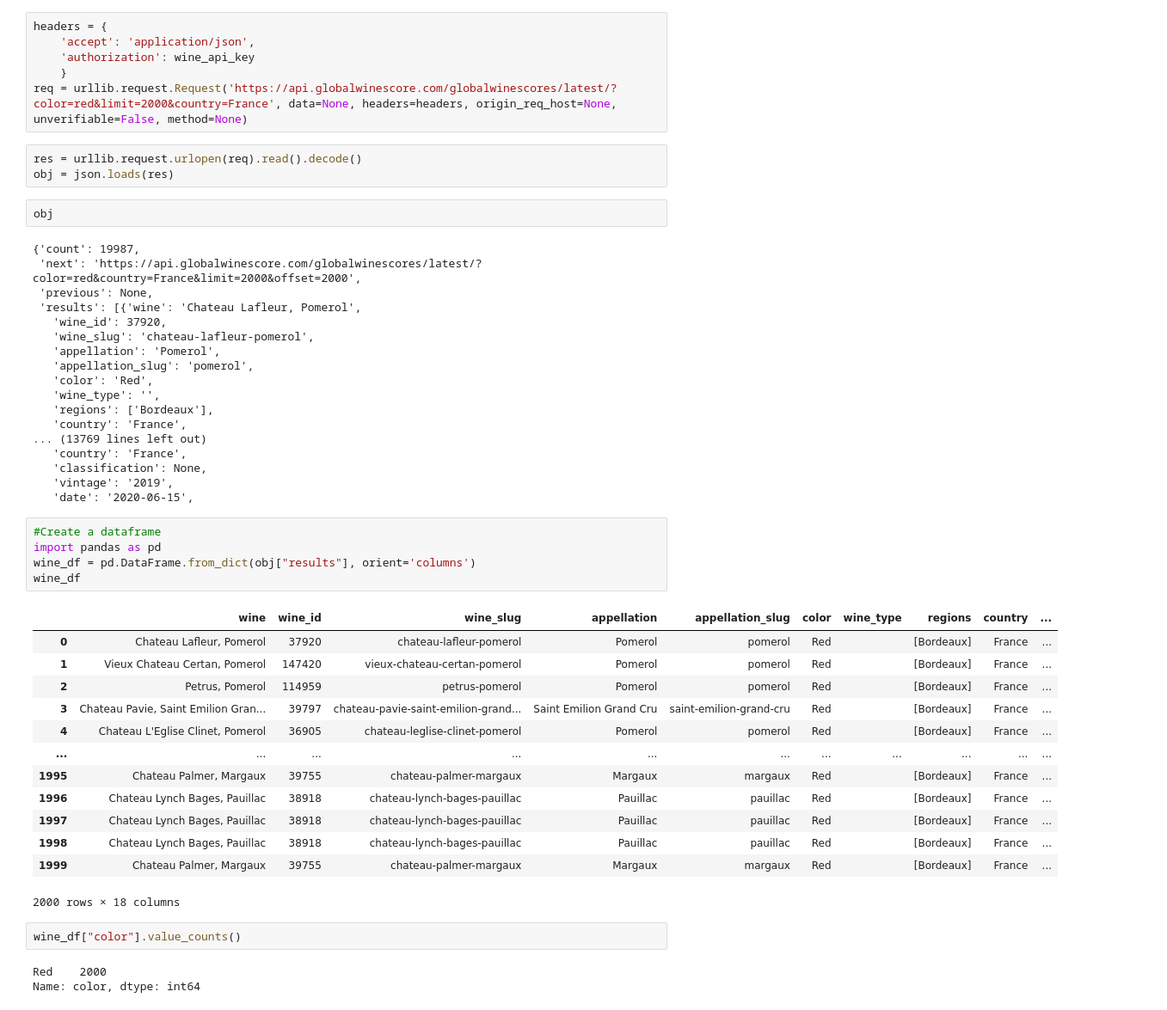
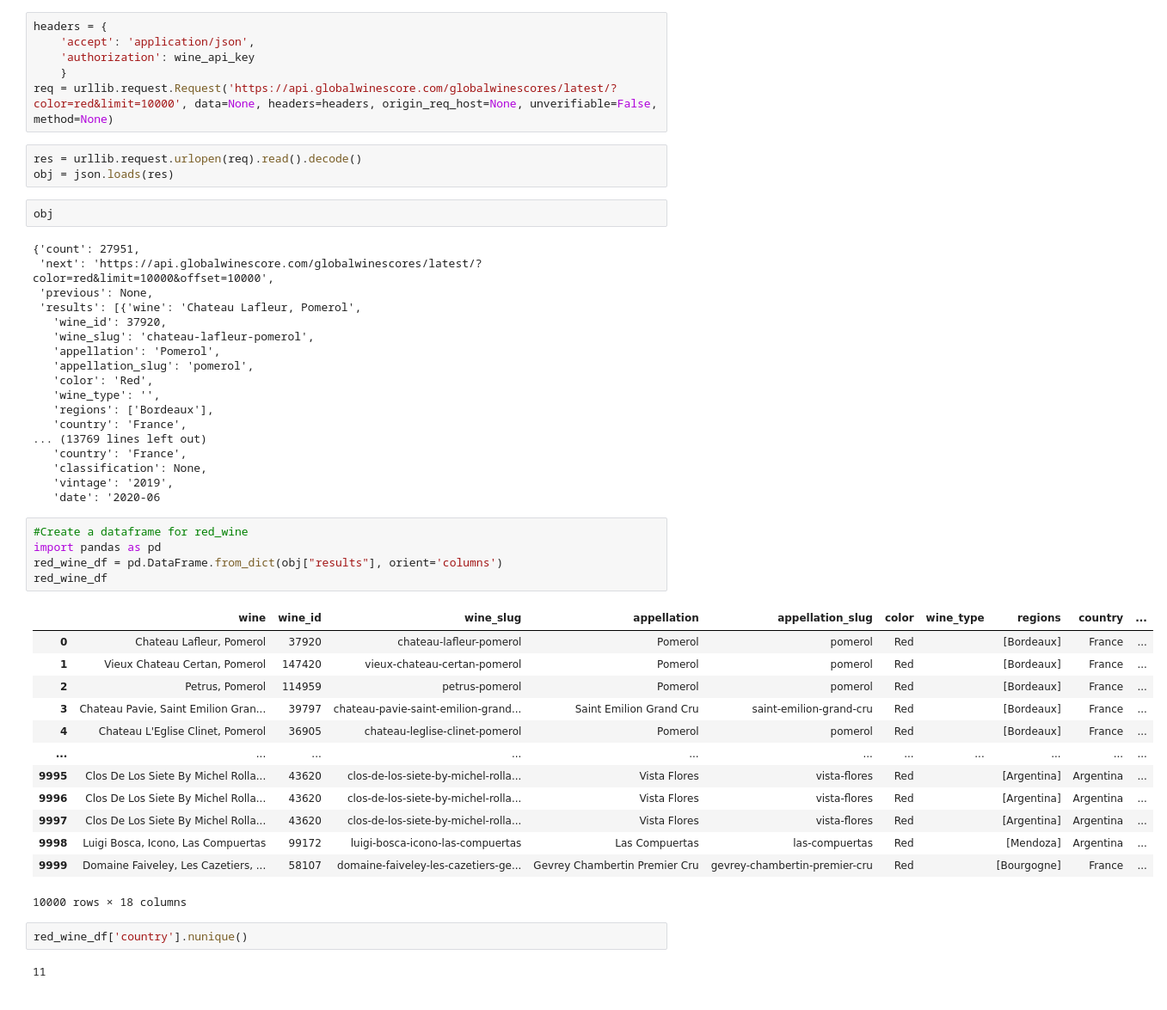
Before and after one commit to ndxn/Partners-in-Wine, a Jupyter notebook: WineGlobalApi.ipynb, the cells around one changed output. Shown at 86% size. Cells and saved outputs as stored; diff of their text form.

Commit message:
find country

```diff
--- a/WineGlobalApi.ipynb
+++ b/WineGlobalApi.ipynb
@@ -9,15 +9,15 @@ headers = {
     'accept': 'application/json',
     'authorization': wine_api_key
     }
-req = urllib.request.Request('https://api.globalwinescore.com/globalwinescores/latest/?color=red&limit=2000&country=France', data=None, headers=headers, origin_req_host=None, unverifiable=False, method=None)
+req = urllib.request.Request('https://api.globalwinescore.com/globalwinescores/latest/?color=red&limit=10000', data=None, headers=headers, origin_req_host=None, unverifiable=False, method=None)
 # %%
 res = urllib.request.urlopen(req).read().decode()
 obj = json.loads(res)
 # %%
 obj
 # %% [output]
-{'count': 19987,
- 'next': 'https://api.globalwinescore.com/globalwinescores/latest/?color=red&country=France&limit=2000&offset=2000',
+{'count': 27951,
+ 'next': 'https://api.globalwinescore.com/globalwinescores/latest/?color=red&limit=10000&offset=10000',
  'previous': None,
  'results': [{'wine': 'Chateau Lafleur, Pomerol',
    'wine_id': 37920,
@@ -32,28 +32,27 @@ obj
    'country': 'France',
    'classification': None,
    'vintage': '2019',
-   'date': '2020-06-15',
+   'date': '2020-06
 # %%
-#Create a dataframe
+#Create a dataframe for red_wine
 import pandas as pd
-wine_df = pd.DataFrame.from_dict(obj["results"], orient='columns')
-wine_df
+red_wine_df = pd.DataFrame.from_dict(obj["results"], orient='columns')
+red_wine_df
 # %% [output]
 |  | wine | wine_id | wine_slug | appellation | appellation_slug | color | wine_type | regions | country | ... |
 | 0 | Chateau Lafleur, Pomerol | 37920 | chateau-lafleur-pomerol | Pomerol | pomerol | Red |  | [Bordeaux] | France | ... |
 | 1 | Vieux Chateau Certan, Pomerol | 147420 | vieux-chateau-certan-pomerol | Pomerol | pomerol | Red |  | [Bordeaux] | France | ... |
 | 2 | Petrus, Pomerol | 114959 | petrus-pomerol | Pomerol | pomerol | Red |  | [Bordeaux] | France | ... |
 | 3 | Chateau Pavie, Saint Emilion Gran... | 39797 | chateau-pavie-saint-emilion-grand... | Saint Emilion Grand Cru | saint-emilion-grand-cru | Red |  | [Bordeaux] | France | ... |
 | 4 | Chateau L'Eglise Clinet, Pomerol | 36905 | chateau-leglise-clinet-pomerol | Pomerol | pomerol | Red |  | [Bordeaux] | France | ... |
 | ... | ... | ... | ... | ... | ... | ... | ... | ... | ... | ... |
-| 1995 | Chateau Palmer, Margaux | 39755 | chateau-palmer-margaux | Margaux | margaux | Red |  | [Bordeaux] | France | ... |
-| 1996 | Chateau Lynch Bages, Pauillac | 38918 | chateau-lynch-bages-pauillac | Pauillac | pauillac | Red |  | [Bordeaux] | France | ... |
-| 1997 | Chateau Lynch Bages, Pauillac | 38918 | chateau-lynch-bages-pauillac | Pauillac | pauillac | Red |  | [Bordeaux] | France | ... |
-| 1998 | Chateau Lynch Bages, Pauillac | 38918 | chateau-lynch-bages-pauillac | Pauillac | pauillac | Red |  | [Bordeaux] | France | ... |
-| 1999 | Chateau Palmer, Margaux | 39755 | chateau-palmer-margaux | Margaux | margaux | Red |  | [Bordeaux] | France | ... |
+| 9995 | Clos De Los Siete By Michel Rolla... | 43620 | clos-de-los-siete-by-michel-rolla... | Vista Flores | vista-flores | Red |  | [Argentina] | Argentina | ... |
+| 9996 | Clos De Los Siete By Michel Rolla... | 43620 | clos-de-los-siete-by-michel-rolla... | Vista Flores | vista-flores | Red |  | [Argentina] | Argentina | ... |
+| 9997 | Clos De Los Siete By Michel Rolla... | 43620 | clos-de-los-siete-by-michel-rolla... | Vista Flores | vista-flores | Red |  | [Argentina] | Argentina | ... |
+| 9998 | Luigi Bosca, Icono, Las Compuertas | 99172 | luigi-bosca-icono-las-compuertas | Las Compuertas | las-compuertas | Red |  | [Mendoza] | Argentina | ... |
+| 9999 | Domaine Faiveley, Les Cazetiers, ... | 58107 | domaine-faiveley-les-cazetiers-ge... | Gevrey Chambertin Premier Cru | gevrey-chambertin-premier-cru | Red |  | [Bourgogne] | France | ... |
-2000 rows × 18 columns
+10000 rows × 18 columns
-# %%
-wine_df["color"].value_counts()
-# %% [output]
-Red    2000
-Name: color, dtype: int64
+# %%
+red_wine_df['country'].nunique()
+# %% [output]
+11
```
Also changed, not shown: parts of 1 cell of this notebook.
